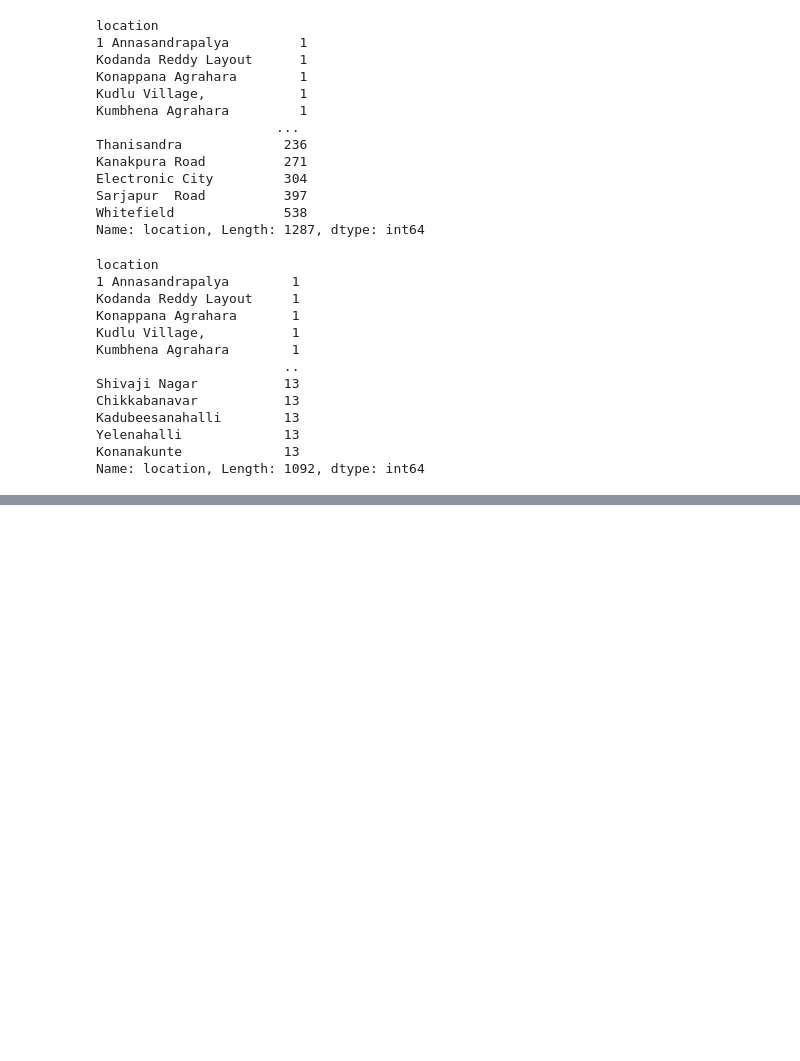
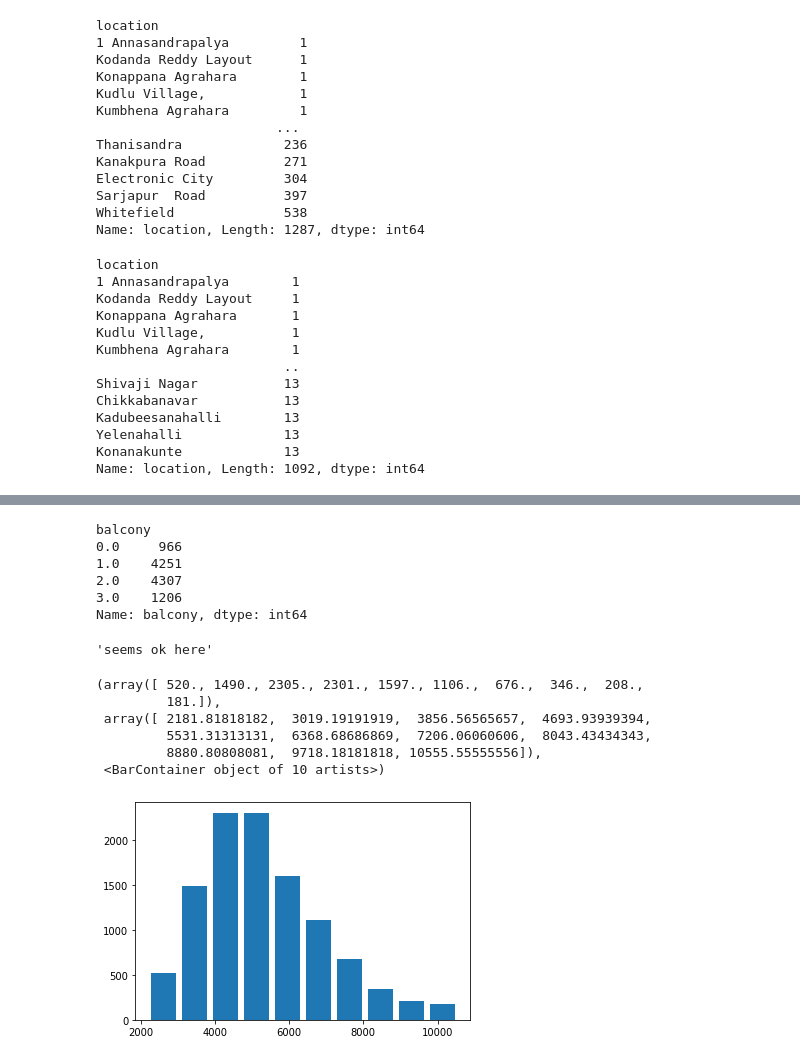
Before and after one commit to DEEPAKMITTAL7/Machine-Learning, a Jupyter notebook: Projects/Major/Real State Price Prediction/Untitled.ipynb, the cells around one changed output, grey strips where cells are left out. Cells and saved outputs as stored; diff of their text form; code cells hidden in the pictures; blank space fills up the shorter version.

```diff
--- a/Projects/Major/Real State Price Prediction/Untitled.ipynb
+++ b/Projects/Major/Real State Price Prediction/Untitled.ipynb
@@ -480,0 +573,3 @@ SyntaxError: expected 'else' after 'if' expression (2644308200.py, line 1)
+# %%
+mini,maxx = df['price_sqft'].mean() - df['price_sqft'].std() , df['price_sqft'].mean() + df['price_sqft'].std()
+mini,maxx
@@ -480,0 +578,3 @@ SyntaxError: expected 'else' after 'if' expression (2644308200.py, line 1)
+# %%
+data = df[(df['price_sqft']>mini) & (df['price_sqft']<maxx)]
+data
@@ -480,0 +623,3 @@ SyntaxError: expected 'else' after 'if' expression (2644308200.py, line 1)
+# %%
+df = data[data['size']<5]
+df
@@ -480,0 +657,2 @@ SyntaxError: expected 'else' after 'if' expression (2644308200.py, line 1)
+# %%
+data = df[df['bath']<5]
@@ -480,0 +675,23 @@ SyntaxError: expected 'else' after 'if' expression (2644308200.py, line 1)
+# %%
+data.groupby('balcony')['balcony'].agg('count')
+# %% [output]
+balcony
+0.0     966
+1.0    4251
+2.0    4307
+3.0    1206
+Name: balcony, dtype: int64
+# %%
+'''seems ok here'''
+# %% [output]
+'seems ok here'
+# %%
+plt.hist(data['price_sqft'],rwidth=0.8,bins=10)
+# %% [output]
+(array([ 520., 1490., 2305., 2301., 1597., 1106.,  676.,  346.,  208.,
+         181.]),
+ array([ 2181.81818182,  3019.19191919,  3856.56565657,  4693.93939394,
+         5531.31313131,  6368.68686869,  7206.06060606,  8043.43434343,
+         8880.80808081,  9718.18181818, 10555.55555556]),
+ <BarContainer object of 10 artists>)
+[figure, added]
```
Also changed, not shown: parts of 48 cells of this notebook, 2 other files.
